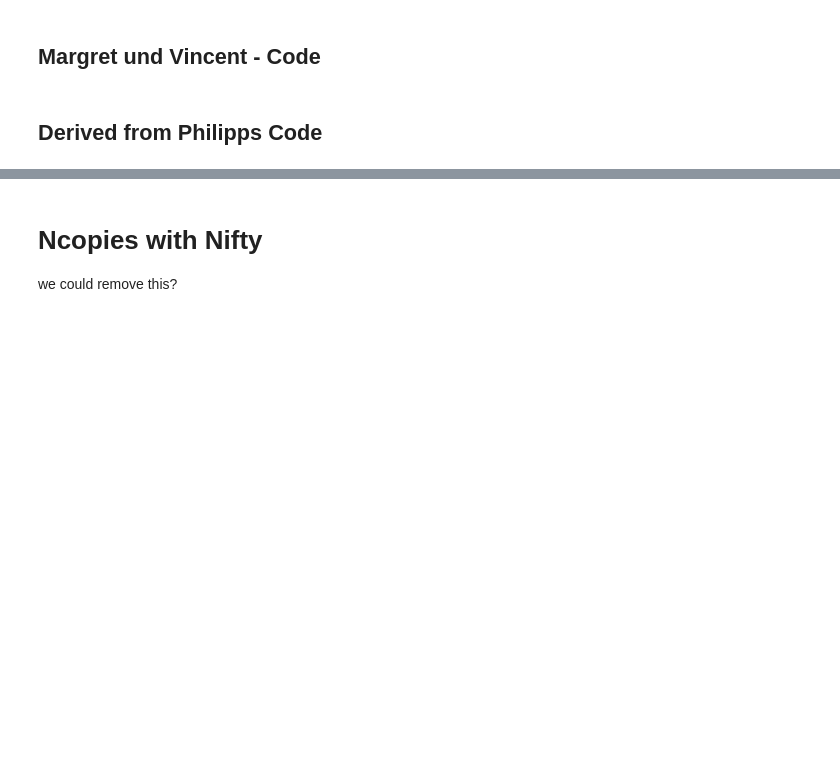
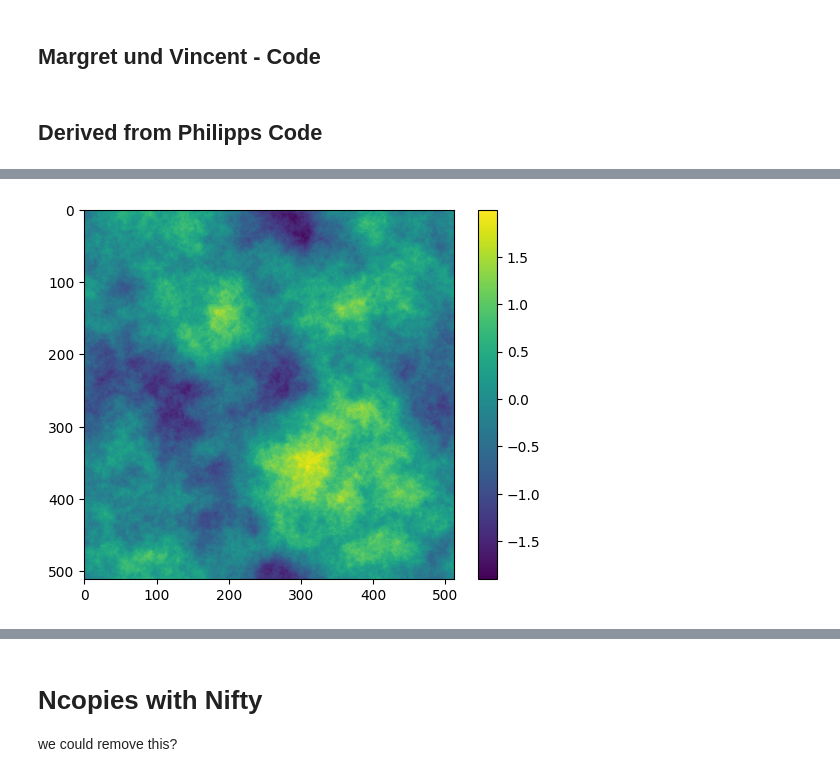
Before and after one commit to NIFTy-PPL/J-UBIK, a Jupyter notebook: MF_playground_cleaned.ipynb, the cells around one changed output, grey strips where cells are left out. Saved outputs shown, nothing was run; the diff lists cells and outputs as text; code cells hidden in the pictures; blank space fills up the shorter version.

```diff
--- a/MF_playground_cleaned.ipynb
+++ b/MF_playground_cleaned.ipynb
@@ -221,0 +280,12 @@ pos_init = jft.Vector(jft.random_like(subkey, dev_field.domain))
+# %%
+#key, subkey = random.split(key)
+#pos_init = jft.Vector(jft.random_like(subkey, correlated_field.domain))
+sample = correlated_field(pos_init)
+# %%
+import matplotlib.pyplot as plt
+plt.imshow(sample)
+plt.colorbar()
+plt.show()
+plt.close()
+# %% [output]
+[figure, added]
```
Also changed, not shown: parts of 30 cells of this notebook, 1 other file.
